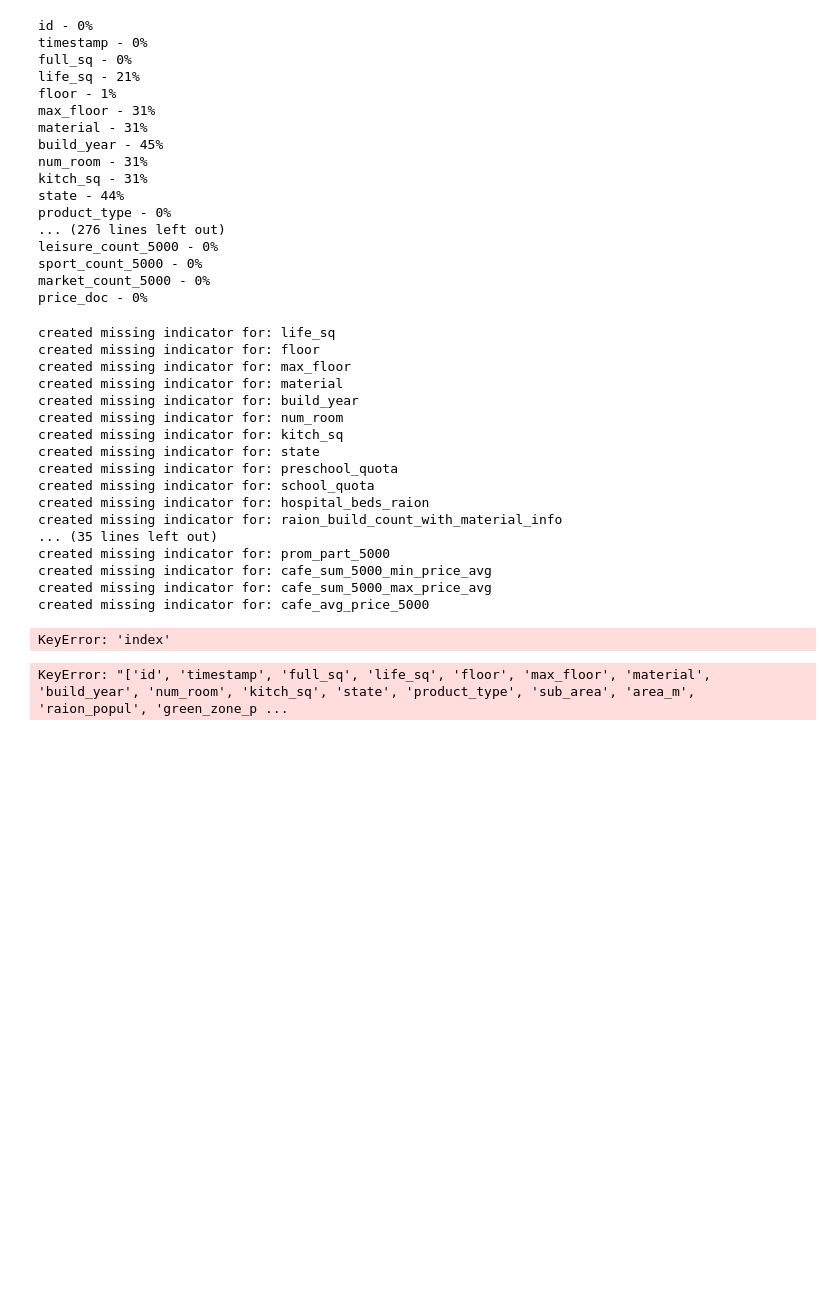
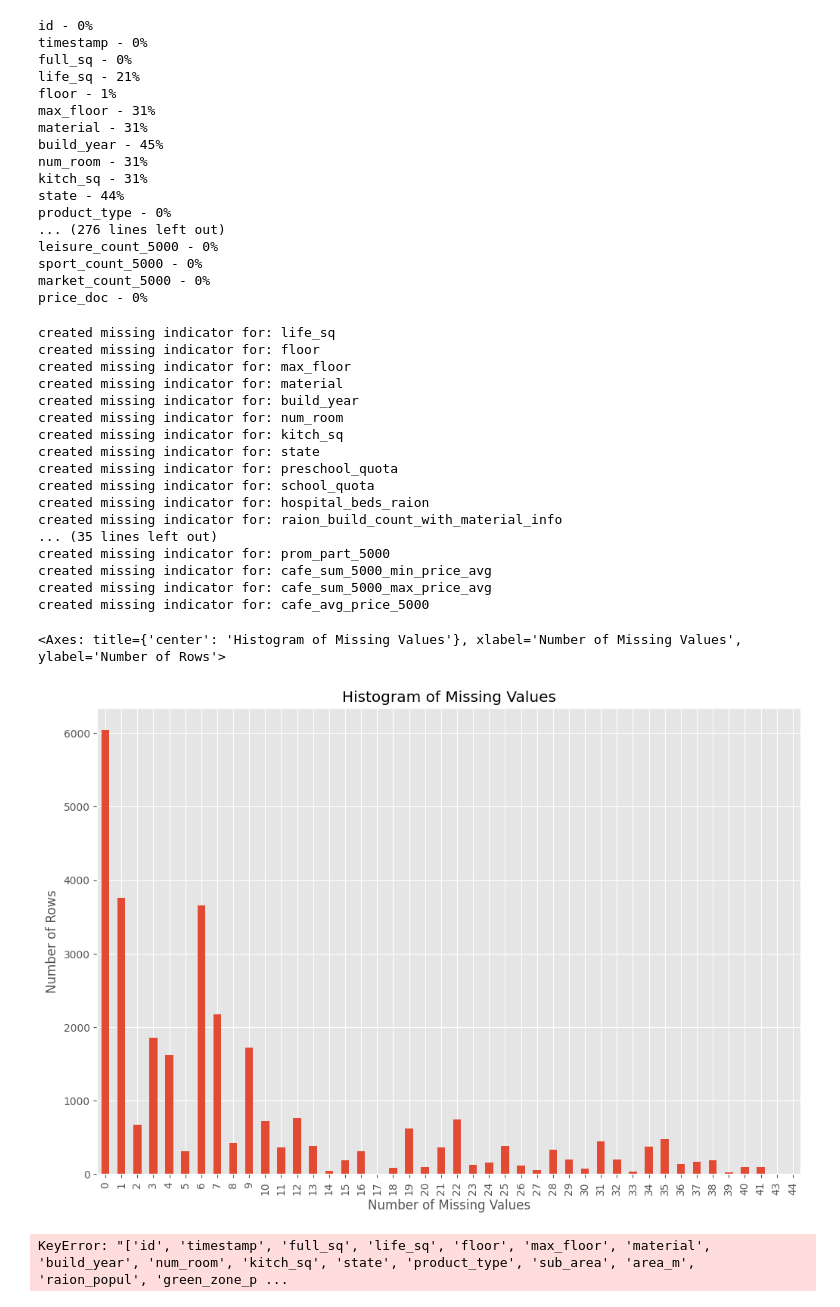
Before and after one commit to leonidsanov/ETL, a Jupyter notebook: etl_l2.ipynb, the cells around one changed output. Drawn from its saved outputs; the diff is of its cells as text; code cells hidden in the pictures; blank space fills up the shorter version.

```diff
--- a/etl_l2.ipynb
+++ b/etl_l2.ipynb
@@ -81,34 +81,36 @@ price_doc - 0%
 # %%
 for col in df.columns:
     missing = df[col].isnull()
     num_missing = np.sum(missing)
 
     if num_missing > 0:
         print('created missing indicator for: {}'.format(col))
         df['{}_ismissing'.format(col)] = missing
 
 ismissing_cols = [col for col in df.columns if 'ismissing' in col]
 df['num_missing'] = df[ismissing_cols].sum(axis=1)
-df['num_missing'].value_counts().reset_index().sort_values(by='index').plot.bar(x='index', y='num_missing')
+# df['num_missing'].value_counts().reset_index().sort_values(by='index').plot.bar(x='index', y='num_missing')
+df['num_missing'].value_counts().sort_index().plot.bar(title='Histogram of Missing Values', xlabel='Number of Missing Values', ylabel='Number of Rows')
 # %% [output]
 created missing indicator for: life_sq
 created missing indicator for: floor
 created missing indicator for: max_floor
 created missing indicator for: material
 created missing indicator for: build_year
 created missing indicator for: num_room
 created missing indicator for: kitch_sq
 created missing indicator for: state
 created missing indicator for: preschool_quota
 created missing indicator for: school_quota
 created missing indicator for: hospital_beds_raion
 created missing indicator for: raion_build_count_with_material_info
 ... (35 lines left out)
 created missing indicator for: prom_part_5000
 created missing indicator for: cafe_sum_5000_min_price_avg
 created missing indicator for: cafe_sum_5000_max_price_avg
 created missing indicator for: cafe_avg_price_5000
-KeyError: 'index'
+<Axes: title={'center': 'Histogram of Missing Values'}, xlabel='Number of Missing Values', ylabel='Number of Rows'>
+[figure, added]
 # %%
 ind_missing = df[df['num_missing'] > 35]
 df_less_missing_rows = df.drop(ind_missing)
```
Also changed, not shown: 1 other file.
